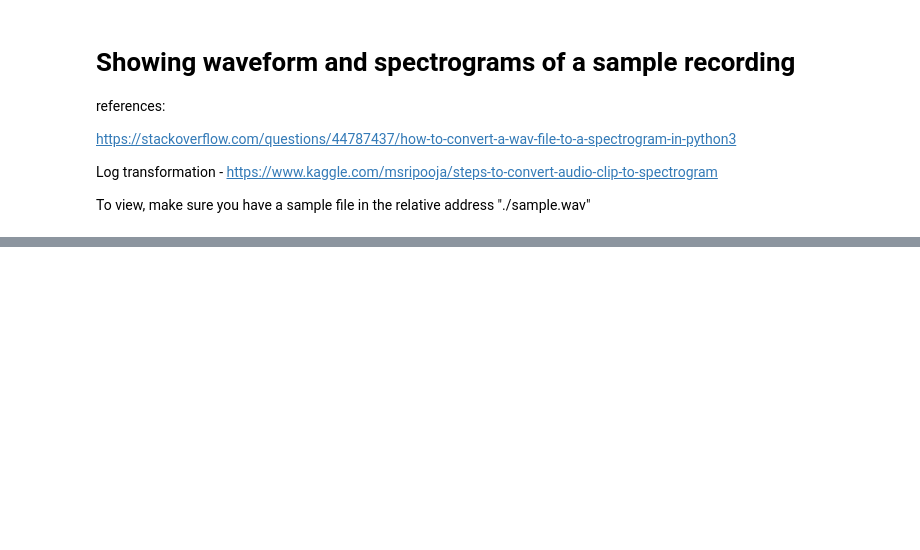
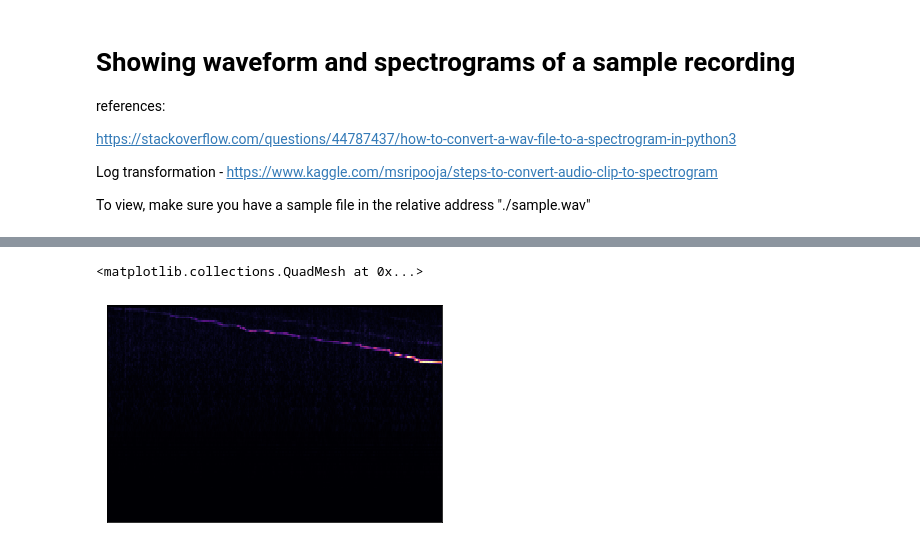
Before and after one commit to dolphin-acoustics-vip/Generating-Datasets, a Jupyter notebook: demo_gen_spectrograms.ipynb, the cells around one changed output, grey strips where cells are left out. Saved outputs shown, nothing was run; the diff lists cells and outputs as text; code cells hidden in the pictures; blank space fills up the shorter version.

```diff
--- a/demo_gen_spectrograms.ipynb
+++ b/demo_gen_spectrograms.ipynb
@@ -42,0 +47,7 @@ fig.savefig("saved_spectrogram.png")
+# %%
+sgram_mag, _ = librosa.magphase(Y)
+mel_scale_sgram = librosa.feature.melspectrogram(S=sgram_mag, sr=SAMPLE_RATE)
+librosa.display.specshow(mel_scale_sgram)
+# %% [output]
+<matplotlib.collections.QuadMesh at 0x...>
+[figure, added]
```
Also changed, not shown: parts of 2 cells of this notebook, 4 other files.
